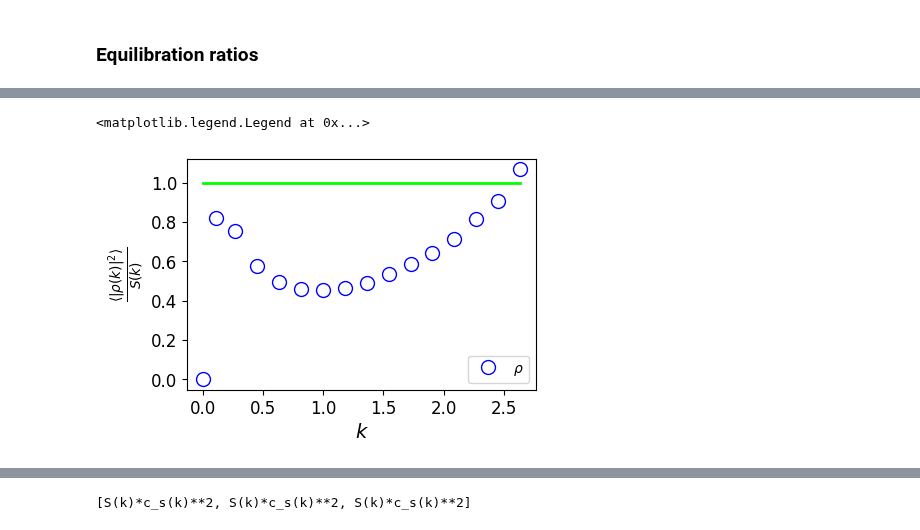
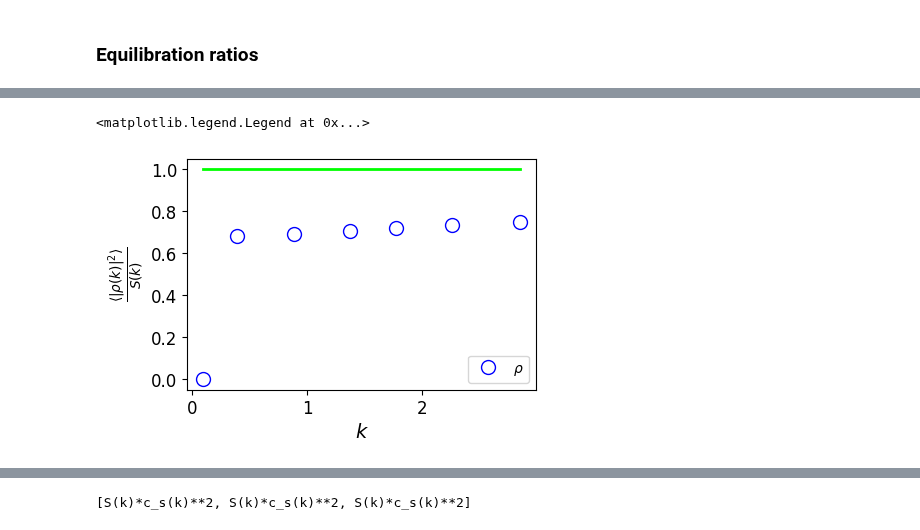
Before and after one commit to uschille/LBMeX, a Jupyter notebook: src_lbm/gross_validation/gross_validation.ipynb, the cells around one changed output, grey strips where cells are left out. Cells and saved outputs as stored; diff of their text form; code cells hidden in the pictures.

```diff
--- a/src_lbm/gross_validation/gross_validation.ipynb
+++ b/src_lbm/gross_validation/gross_validation.ipynb
@@ -155,3 +137,9 @@ non_ideal_cs2 = sp.simplify(sp.Derivative(p0, rho))
 non_ideal_cs2
 # %% [output]
 $\displaystyle - \beta \left(\rho - \rho_{l}\right) \left(\rho - \rho_{v}\right) \left(- 6 \rho + \rho_{l} + \rho_{v}\right) - \beta \left(\rho - \rho_{l}\right) \left(2 \rho \left(- 2 \rho + \rho_{l} + \rho_{v}\right) + \left(\rho - \rho_{l}\right) \left(\rho - \rho_{v}\right)\right) - \beta \left(\rho - \rho_{v}\right) \left(2 \rho \left(- 2 \rho + \rho_{l} + \rho_{v}\right) + \left(\rho - \rho_{l}\right) \left(\rho - \rho_{v}\right)\right)$
+# %%
+a, b, n, T = sp.symbols("a, b, n , T")
+psi = n*T*sp.ln(n/(1 - n*b)) - a*n**2
+
+p0 = n*sp.Derivative(psi, n).doit() - psi
+p0
@@ -633,9 +563,10 @@ sp.simplify(Xi)
 7. $t = 10^3$
 # %%
 savedir = "./"
-L = 128
+L = 32
 start = 50
 ideal = 0
+binsize = L//4 - 1
 
 kappa = 0.03
 kbt = 1e-7
@@ -645,6 +576,7 @@ Beta = 0.015
 rhov = 0.1
 rhol = 1.0
 rho0 = rhol
+correlated = True
 # %% [markdown]
 ### Moment distributions
 # %%
@@ -811,6 +846,27 @@ nan
+# %%
+def make_bins(to_bin1, binsize, to_bin2 = None):
+    bins = np.linspace(to_bin1.min(), to_bin1.max(), binsize)
+
+    out1 = np.zeros(binsize)
+    shell = np.digitize(to_bin1, bins = bins, right = True)
+    np.add.at(out1, shell, to_bin1)
+    unique, counts = np.unique(shell, return_counts=True)
+    out1 = out1[unique]
+    out1 /= counts
+
+    if to_bin2 is None:
+        return bins, out1
+    else:
+        out2 = np.zeros(binsize)
+        np.add.at(out2, shell, to_bin2)
+        unique, counts = np.unique(shell, return_counts=True)
+        out2 = out2[unique]
+        out2 /= counts
+        return out1, out2
 # %%
-rho_data = np.array(yt.load(savedir+"hydro_plt*")[-1].all_data()[('boxlib', 'rho')]).reshape(L, L, L)
+idx = 4
+rho_data = np.array(yt.load(savedir+"hydro_plt*")[idx].all_data()[('boxlib', 'rho')]).reshape(L, L, L)
 ts = yt.load(savedir+"SF_plt_mag*")
-ds = ts[-1]
+ds = ts[idx]
 ad = ds.all_data()
 # %% [output]
@@ -981,35 +885,35 @@ NameError: name 'G' is not defined
 # %%
 data = [np.array(ad[('boxlib', 'struct_fact_rho_rho')]).reshape(L, L, L)]
 
 ar = 1.5
 sz = 3
 fig, ax = plt.subplots(1, 1, figsize = (sz*ar, sz))
 
 colors = ['b', "r", "k"]
 markers = ["o", "s", '^']
 labels = [r"$\rho$"]
 
 rho_scale = lambda a, c: a*c
 
 for d in data:
-        x, y = spherically_averaged_shells(d, func = rho_scale)
-        x, y = make_bins(x, 16, to_bin2 = y)
+        x, y = spherically_averaged_structure_factor(d, scale_factor = 1, func = rho_scale)
+        x, y = make_bins(x, binsize, to_bin2 = y)
         ax.plot(x, y,
                 marker = markers[0], color = colors[0],
                 markerfacecolor = "None", markersize = 10,
                 linestyle = "None", label = labels[0])
 
 ax.plot(x, [1]*x.size, 'lime', lw = 2)
 
 ax.set_xlabel(r"$k$", fontsize = 14)
 ax.set_ylabel(r"$\frac{ \langle | \rho(k) | ^2 \rangle }{S(k)}$", fontsize = 14)
 
 ax.tick_params(axis='both', which='major', labelsize=12)
 ax.tick_params(axis='both', which='minor', labelsize=10)
 ax.legend()
 # %% [output]
 <matplotlib.legend.Legend at 0x...>
-[figure, old version]
+[figure, new version]
 # %%
 sz = 4
 fig, tax = plt.subplots(1, 1, figsize = (sz, sz), subplot_kw={'projection': 'polar'})
```
Also changed, not shown: parts of 35 cells of this notebook, 4 other files.
